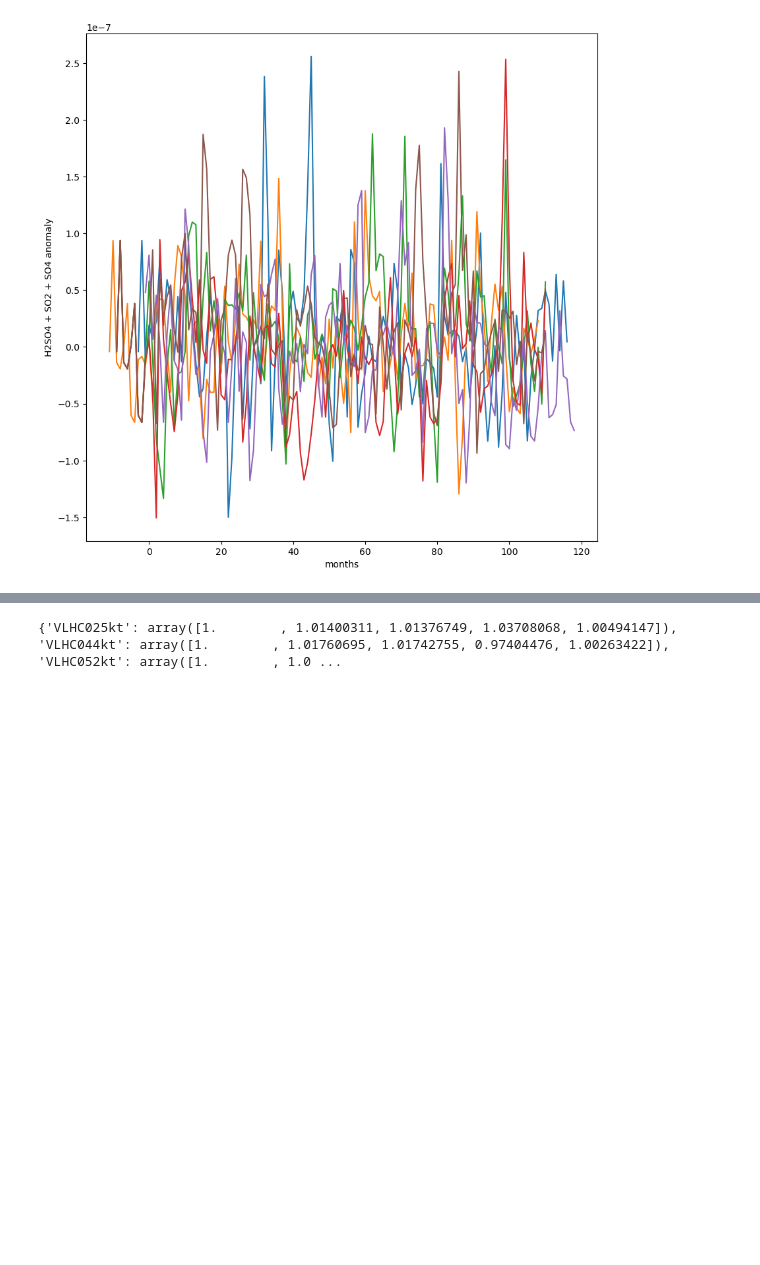
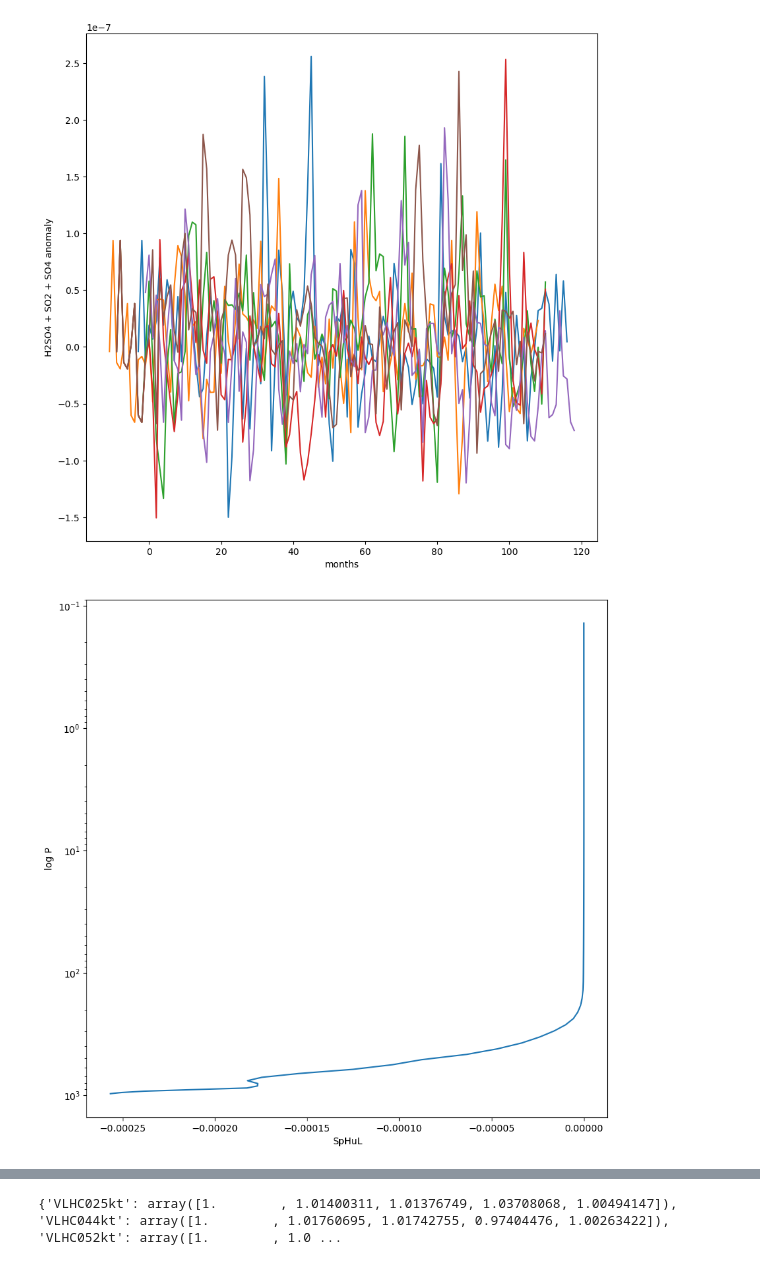
Before and after one commit to malcolmmaas/volcano, a Jupyter notebook: plotting.ipynb, the cells around one changed output, grey strips where cells are left out. Saved outputs shown, nothing was run; the diff lists cells and outputs as text; code cells hidden in the pictures; blank space fills up the shorter version.

Commit message:
starting looking at cloud/ice stuf

```diff
--- a/plotting.ipynb
+++ b/plotting.ipynb
@@ -908,3 +908,38 @@ plt.xlabel('months')
 # %% [output]
 Text(0.5, 0, 'months')
 [figure]
+# %%
+# Checking water vapor and clouds
+modelrun = 3
+run_name = 'VLHC'+str(modelrun).zfill(3)+'kt'
+control = netCDF4.Dataset('timeseries/VLHC000kt/MON.aijlVLHC000kt.nc')
+var = 'SpHuL'
+month = 6
+sphul_control = control[var][120:]
+
+
+# sphul_control_10yr = get_10yr_monthly_control(control[var][120:])
+# np.shape(sphul_control)
+sphul_control_reshape = np.array(sphul_control).reshape(10,12,40)
+# sphul_control
+sphul_control_avg = np.sum(sphul_control_reshape, axis=0)/10
+sphul_control_10yr = [sphul_control_avg]*10
+sphul_control_10yr = np.array(sphul_control_10yr).reshape(120,40)
+# np.shape(sphul_control_10yr)
+
+# plt.plot(control[var][120:])
+# plt.plot(sphul_control_10yr, c='black')
+
+test = netCDF4.Dataset('timeseries/'+run_name+'/MON.aijl'+run_name+'.nc')
+sphul = test[var]
+sphul_anomaly = sphul - sphul_control_10yr
+# plt.plot(sphul_control[6], control['plm'][:])
+# plt.plot(sphul[0], control['plm'][:])
+plt.plot(sphul_anomaly[6], control['plm'][:])
+
+plt.ylabel('log P')
+plt.xlabel(var)
+plt.gca().invert_yaxis()
+plt.yscale('log')
+# %% [output]
+[figure, added]
```
Also changed, not shown: parts of 28 cells of this notebook.
